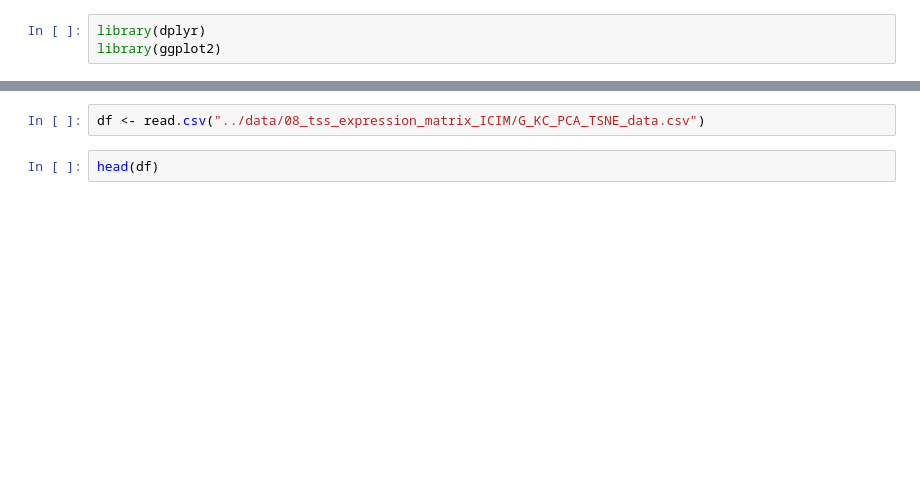
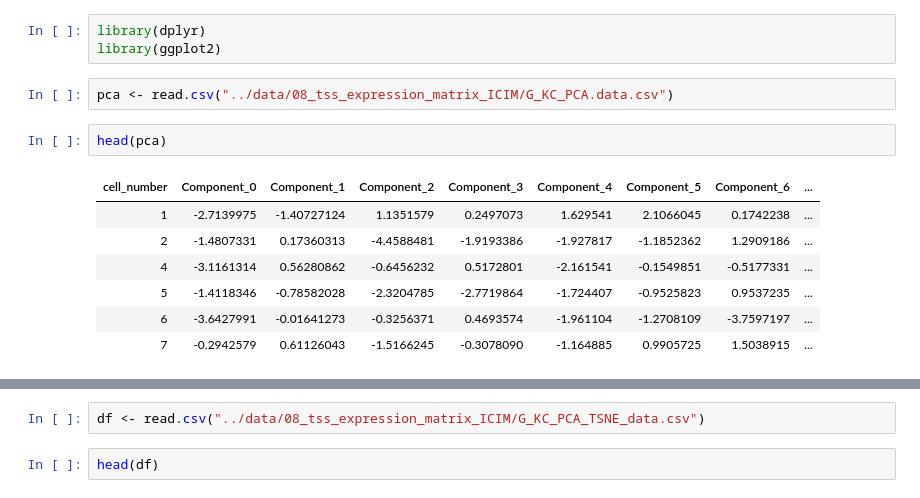
Before and after one commit to DeepSeq-KC/DS_Kenyon_Cells, a Jupyter notebook: notebook/12_tss_pca_viz_R.ipynb, the cells around one changed output, grey strips where cells are left out. Cells and saved outputs as stored; diff of their text form; blank space fills up the shorter version.

```diff
--- a/notebook/12_tss_pca_viz_R.ipynb
+++ b/notebook/12_tss_pca_viz_R.ipynb
@@ -1,3 +1,15 @@
 # %%
 library(dplyr)
 library(ggplot2)
+# %%
+pca <- read.csv("../data/08_tss_expression_matrix_ICIM/G_KC_PCA.data.csv")
+# %%
+head(pca)
+# %% [output]
+| cell_number | Component_0 | Component_1 | Component_2 | Component_3 | Component_4 | Component_5 | Component_6 | ... |
+| 1 | -2.7139975 | -1.40727124 | 1.1351579 | 0.2497073 | 1.629541 | 2.1066045 | 0.1742238 | ... |
+| 2 | -1.4807331 | 0.17360313 | -4.4588481 | -1.9193386 | -1.927817 | -1.1852362 | 1.2909186 | ... |
+| 4 | -3.1161314 | 0.56280862 | -0.6456232 | 0.5172801 | -2.161541 | -0.1549851 | -0.5177331 | ... |
+| 5 | -1.4118346 | -0.78582028 | -2.3204785 | -2.7719864 | -1.724407 | -0.9525823 | 0.9537235 | ... |
+| 6 | -3.6427991 | -0.01641273 | -0.3256371 | 0.4693574 | -1.961104 | -1.2708109 | -3.7597197 | ... |
+| 7 | -0.2942579 | 0.61126043 | -1.5166245 | -0.3078090 | -1.164885 | 0.9905725 | 1.5038915 | ... |
```
Also changed, not shown: parts of 5 cells of this notebook, 1 other file.
